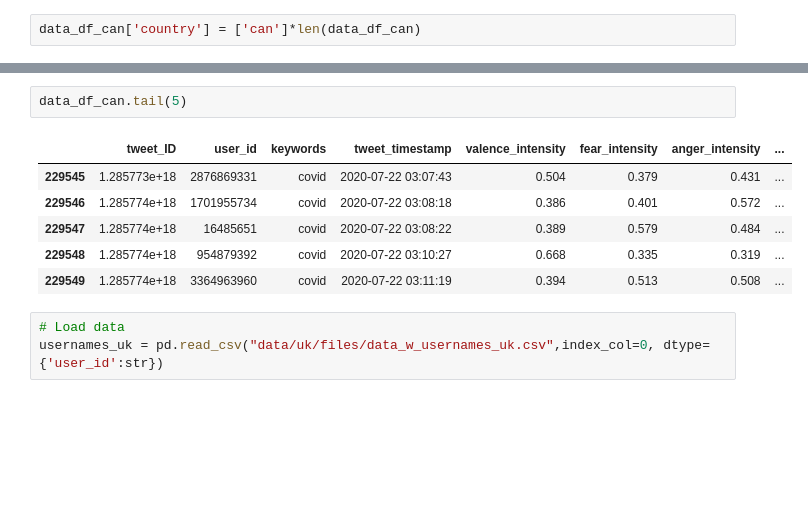
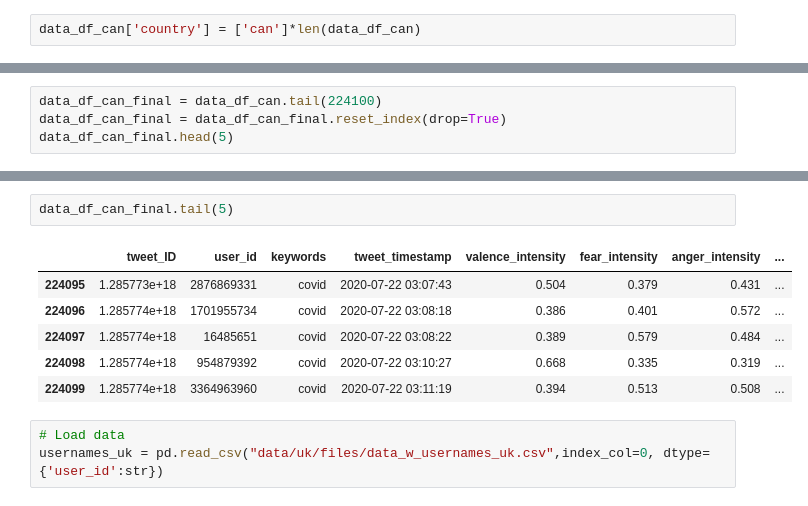
Before and after one commit to HuayuanSong/2805_covid_tweets, a Jupyter notebook: graph_all.ipynb, the cells around one changed output, grey strips where cells are left out. Drawn from its saved outputs; the diff is of its cells as text; blank space fills up the shorter version.

```diff
--- a/graph_all.ipynb
+++ b/graph_all.ipynb
@@ -49,0 +44,4 @@ data_df_can.head(5)
+# %%
+data_df_can_final = data_df_can.tail(224100)
+data_df_can_final = data_df_can_final.reset_index(drop=True)
+data_df_can_final.head(5)
@@ -50,12 +55,12 @@ data_df_can.head(5)
 # %%
-data_df_can.tail(5)
+data_df_can_final.tail(5)
 # %% [output]
 |  | tweet_ID | user_id | keywords | tweet_timestamp | valence_intensity | fear_intensity | anger_intensity | ... |
-| 229545 | 1.285773e+18 | 2876869331 | covid | 2020-07-22 03:07:43 | 0.504 | 0.379 | 0.431 | ... |
-| 229546 | 1.285774e+18 | 1701955734 | covid | 2020-07-22 03:08:18 | 0.386 | 0.401 | 0.572 | ... |
-| 229547 | 1.285774e+18 | 16485651 | covid | 2020-07-22 03:08:22 | 0.389 | 0.579 | 0.484 | ... |
-| 229548 | 1.285774e+18 | 954879392 | covid | 2020-07-22 03:10:27 | 0.668 | 0.335 | 0.319 | ... |
-| 229549 | 1.285774e+18 | 3364963960 | covid | 2020-07-22 03:11:19 | 0.394 | 0.513 | 0.508 | ... |
+| 224095 | 1.285773e+18 | 2876869331 | covid | 2020-07-22 03:07:43 | 0.504 | 0.379 | 0.431 | ... |
+| 224096 | 1.285774e+18 | 1701955734 | covid | 2020-07-22 03:08:18 | 0.386 | 0.401 | 0.572 | ... |
+| 224097 | 1.285774e+18 | 16485651 | covid | 2020-07-22 03:08:22 | 0.389 | 0.579 | 0.484 | ... |
+| 224098 | 1.285774e+18 | 954879392 | covid | 2020-07-22 03:10:27 | 0.668 | 0.335 | 0.319 | ... |
+| 224099 | 1.285774e+18 | 3364963960 | covid | 2020-07-22 03:11:19 | 0.394 | 0.513 | 0.508 | ... |
 # %%
 # Load data
 usernames_uk = pd.read_csv("data/uk/files/data_w_usernames_uk.csv",index_col=0, dtype={'user_id':str})
```
Also changed, not shown: parts of 69 cells of this notebook, 3 other files.
